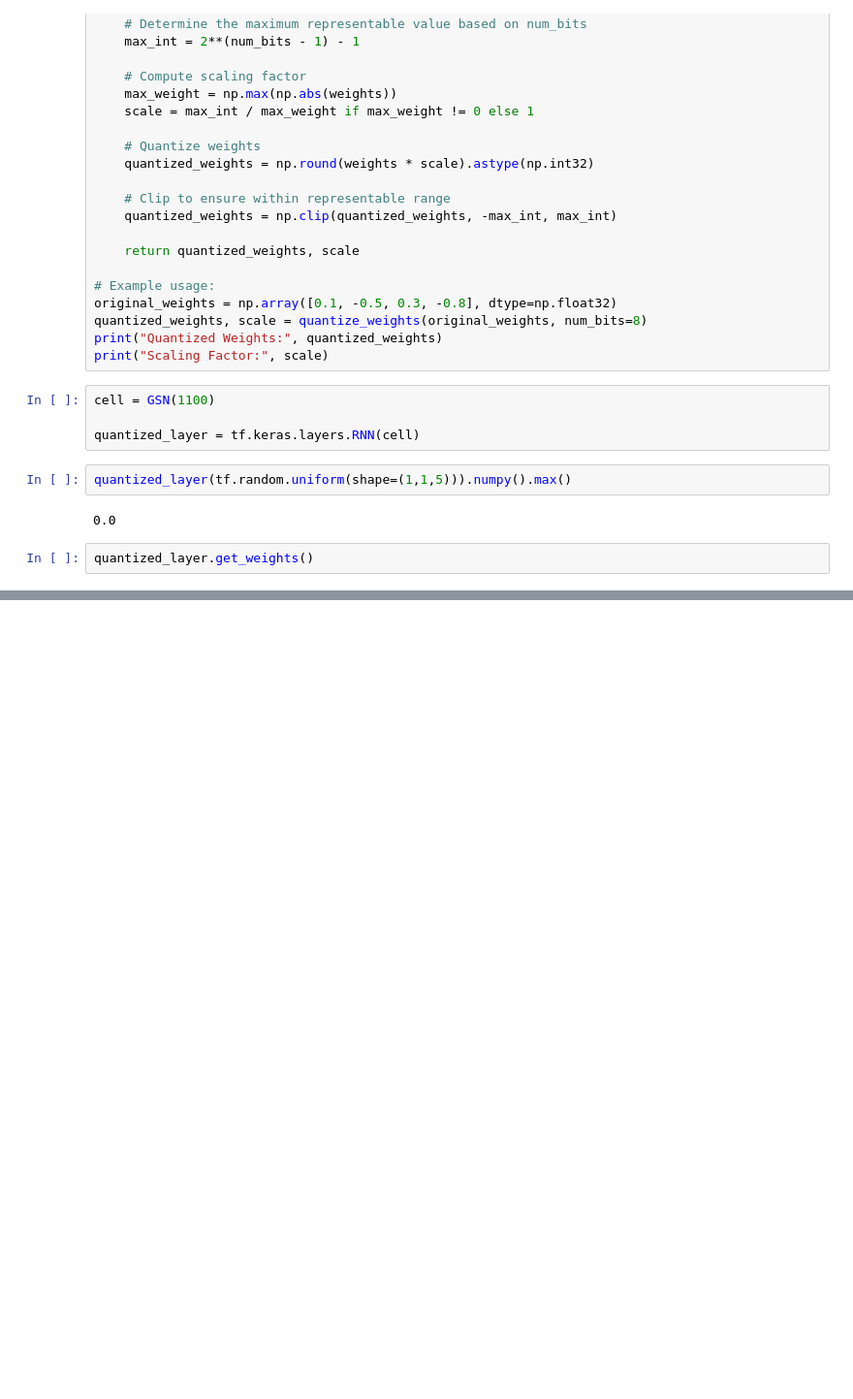
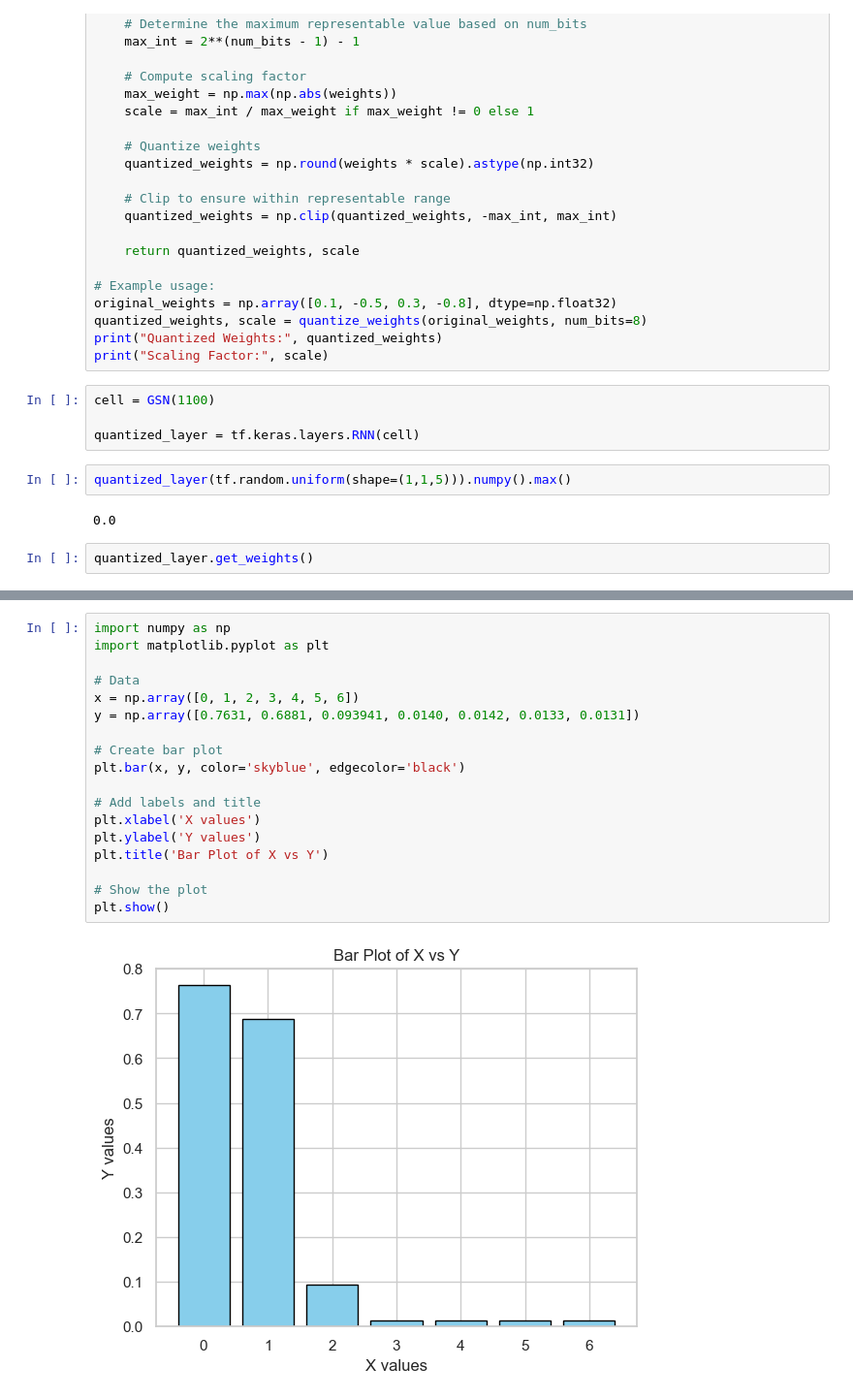
Before and after one commit to saurabh1995/understanding_MAML_RNN, a Jupyter notebook: Rough.ipynb, the cells around one changed output, grey strips where cells are left out. Shown at 97% size. Cells and saved outputs as stored; diff of their text form; blank space fills up the shorter version.

```diff
--- a/Rough.ipynb
+++ b/Rough.ipynb
@@ -149,0 +197,20 @@ quantized_layer.get_weights()
+# %%
+import numpy as np
+import matplotlib.pyplot as plt
+
+# Data
+x = np.array([0, 1, 2, 3, 4, 5, 6])
+y = np.array([0.7631, 0.6881, 0.093941, 0.0140, 0.0142, 0.0133, 0.0131])
+
+# Create bar plot
+plt.bar(x, y, color='skyblue', edgecolor='black')
+
+# Add labels and title
+plt.xlabel('X values')
+plt.ylabel('Y values')
+plt.title('Bar Plot of X vs Y')
+
+# Show the plot
+plt.show()
+# %% [output]
+[figure, added]
```
Also changed, not shown: parts of 4 cells of this notebook, 4 other files.
